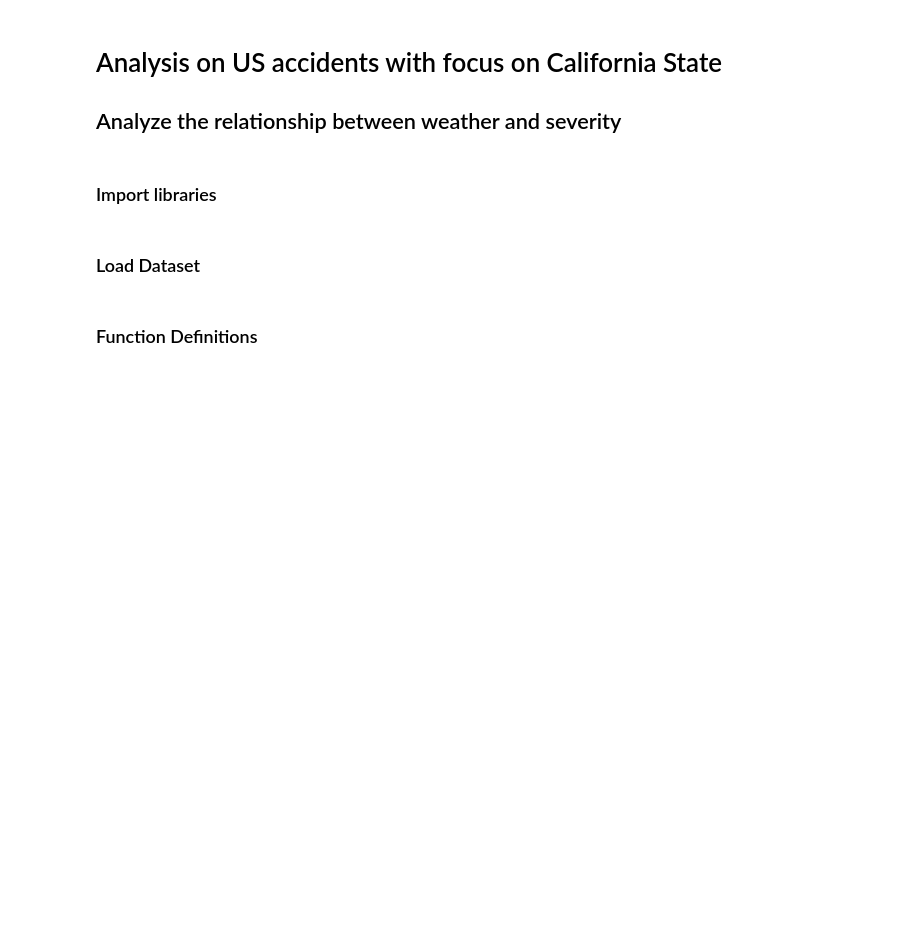
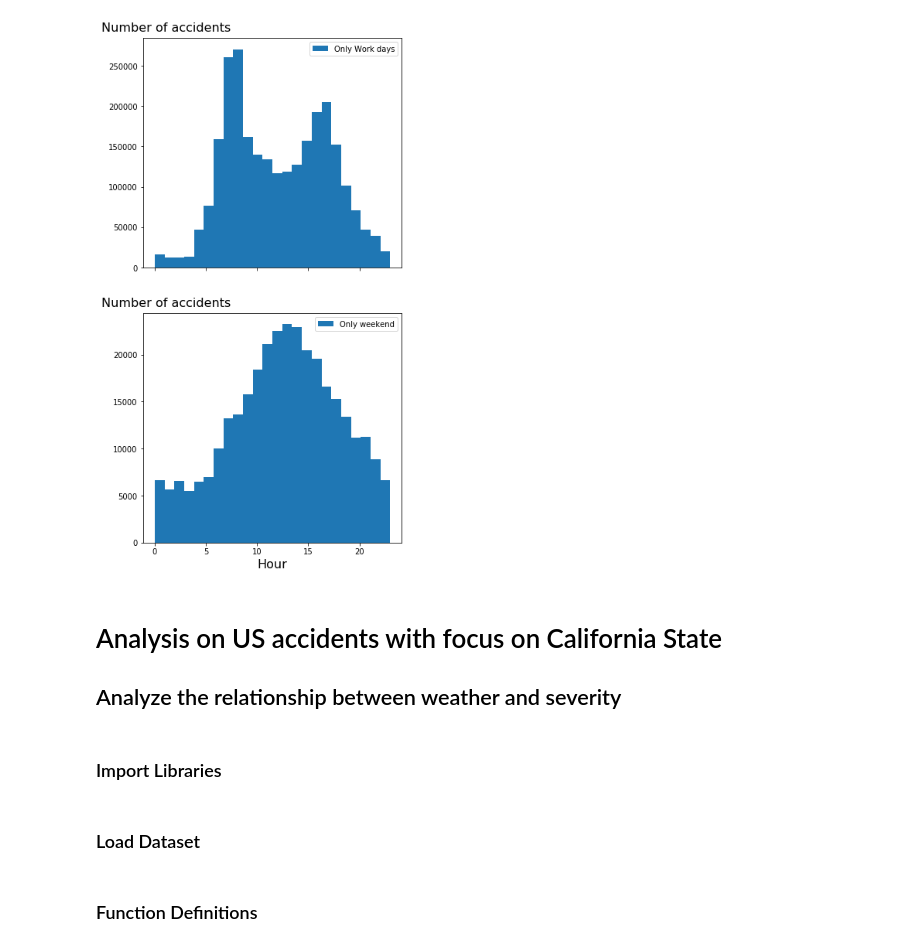
Before and after one commit to LeoNew52/ECE143-Winter20-Team19-FinalProject, a Jupyter notebook: Demo.ipynb, the cells around one changed output. Cells and saved outputs as stored; diff of their text form; code cells hidden in the pictures; blank space fills up the shorter version.

```diff
--- a/Demo.ipynb
+++ b/Demo.ipynb
@@ -0,0 +18,25 @@
+# %%
+def which_day(date_time):
+    '''
+    To find out which weekday according to given timestamp
+    input: datetime string with the format of 'yyyy-mm-dd hh:mm:ss'
+    return: nth day of the week
+    '''
+
+    assert isinstance(date_time, str)
+    assert len(date_time) > 0
+
+    from datetime import datetime
+    import calendar
+    import pandas as pd
+
+    try:
+        if type(date_time) is str:
+            my_string=date_time.split(' ')[0]
+            my_date = datetime.strptime(my_string, "%Y-%m-%d")
+            return my_date.weekday()
+        else:
+            raise Exception("'date_time' has unexpected data type, it is expected to be a sting")
+
+    except Exception as e:
+        print(e)
@@ -1,8 +96,25 @@
+# %%
+#plot out distributon divided into weekdays and weekends
+fig,axes=plt.subplots(nrows=2,ncols=1,figsize=(6, 12),sharex=True)
+ax0,ax1=axes.flatten()
+kwargs = dict(bins=24,density=False,histtype='stepfilled',linewidth=3)
+ax0.hist(list(data_workday['hour']),**kwargs,label='Only Work days')
+ax0.set_ylabel('Number of accidents',fontsize=16,rotation=0)
+ax0.yaxis.set_label_coords(0.09,1.02)
+ax1.hist(list(data_weekend['hour']),**kwargs,label='Only weekend')
+ax1.set_ylabel('Number of accidents',fontsize=16,rotation=0)
+ax1.set_xlabel('Hour',fontsize=16)
+ax1.yaxis.set_label_coords(0.09,1.02)
+ax0.legend(); ax1.legend()
+plt.savefig('hourly_distribution_US.png',transparent=True)
+plt.show()
+# %% [output]
+[figure, added]
 # %% [markdown]
 # Analysis on US accidents with focus on California State
 ## Analyze the relationship between weather and severity
 # %% [markdown]
-### Import libraries
+### Import Libraries
 # %%
 import numpy as np
 import pandas as pd
```
Also changed, not shown: parts of 10 cells of this notebook.
